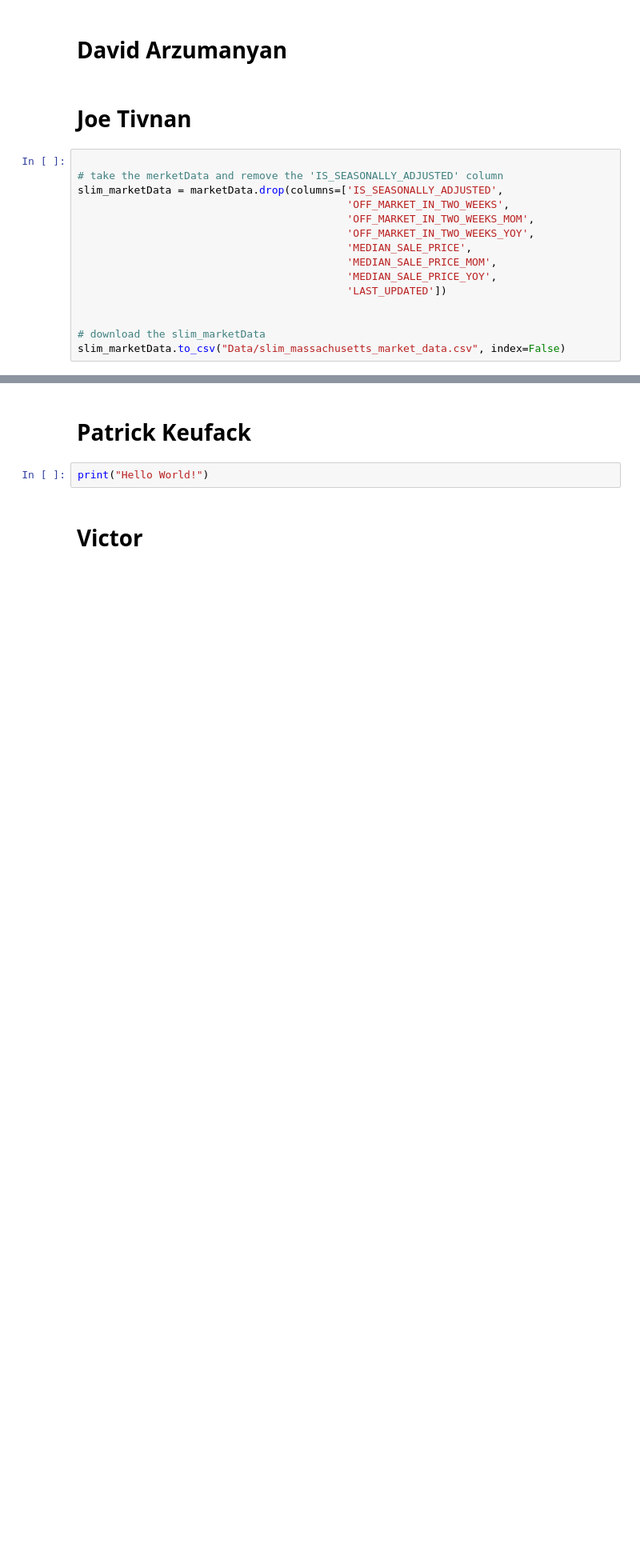
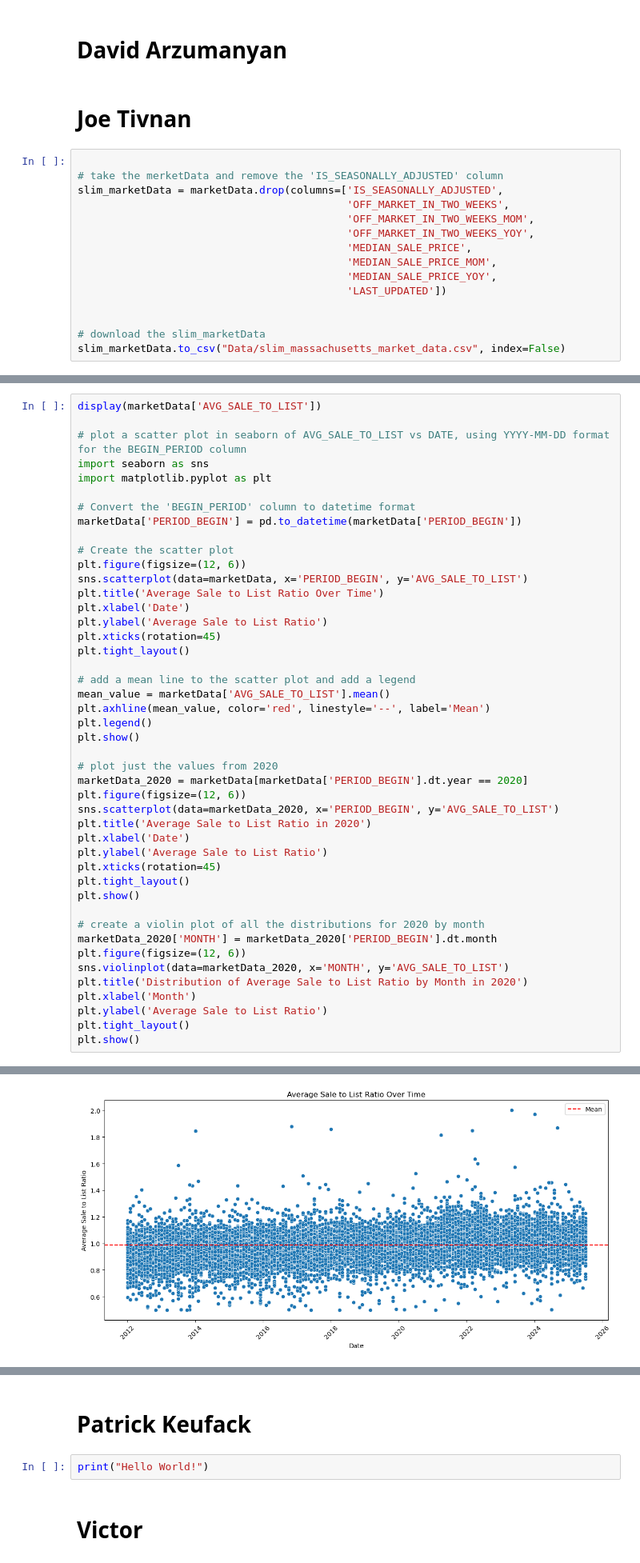
Before and after one commit to tivnanjatwit/Housing-LR, a Jupyter notebook: DATA3010_Project.ipynb, the cells around one changed output, grey strips where cells are left out. Shown at 80% size. Cells and saved outputs as stored; diff of their text form; blank space fills up the shorter version.

Commit message:
Added graphs

```diff
--- a/DATA3010_Project.ipynb
+++ b/DATA3010_Project.ipynb
@@ -104,0 +59,46 @@ Index(['PERIOD_BEGIN', 'PERIOD_END', 'PERIOD_DURATION', 'REGION_TYPE',
+# %%
+display(marketData['AVG_SALE_TO_LIST'])
+
+# plot a scatter plot in seaborn of AVG_SALE_TO_LIST vs DATE, using YYYY-MM-DD format for the BEGIN_PERIOD column
+import seaborn as sns
+import matplotlib.pyplot as plt
+
+# Convert the 'BEGIN_PERIOD' column to datetime format
+marketData['PERIOD_BEGIN'] = pd.to_datetime(marketData['PERIOD_BEGIN'])
+
+# Create the scatter plot
+plt.figure(figsize=(12, 6))
+sns.scatterplot(data=marketData, x='PERIOD_BEGIN', y='AVG_SALE_TO_LIST')
+plt.title('Average Sale to List Ratio Over Time')
+plt.xlabel('Date')
+plt.ylabel('Average Sale to List Ratio')
+plt.xticks(rotation=45)
+plt.tight_layout()
+
+# add a mean line to the scatter plot and add a legend
+mean_value = marketData['AVG_SALE_TO_LIST'].mean()
+plt.axhline(mean_value, color='red', linestyle='--', label='Mean')
+plt.legend()
+plt.show()
+
+# plot just the values from 2020
+marketData_2020 = marketData[marketData['PERIOD_BEGIN'].dt.year == 2020]
+plt.figure(figsize=(12, 6))
+sns.scatterplot(data=marketData_2020, x='PERIOD_BEGIN', y='AVG_SALE_TO_LIST')
+plt.title('Average Sale to List Ratio in 2020')
+plt.xlabel('Date')
+plt.ylabel('Average Sale to List Ratio')
+plt.xticks(rotation=45)
+plt.tight_layout()
+plt.show()
+
+# create a violin plot of all the distributions for 2020 by month
+marketData_2020['MONTH'] = marketData_2020['PERIOD_BEGIN'].dt.month
+plt.figure(figsize=(12, 6))
+sns.violinplot(data=marketData_2020, x='MONTH', y='AVG_SALE_TO_LIST')
+plt.title('Distribution of Average Sale to List Ratio by Month in 2020')
+plt.xlabel('Month')
+plt.ylabel('Average Sale to List Ratio')
+plt.tight_layout()
+plt.show()
+# %% [output]
@@ -104,0 +117 @@ Index(['PERIOD_BEGIN', 'PERIOD_END', 'PERIOD_DURATION', 'REGION_TYPE',
+[figure, added]
```
Also changed, not shown: parts of 2 cells of this notebook.
